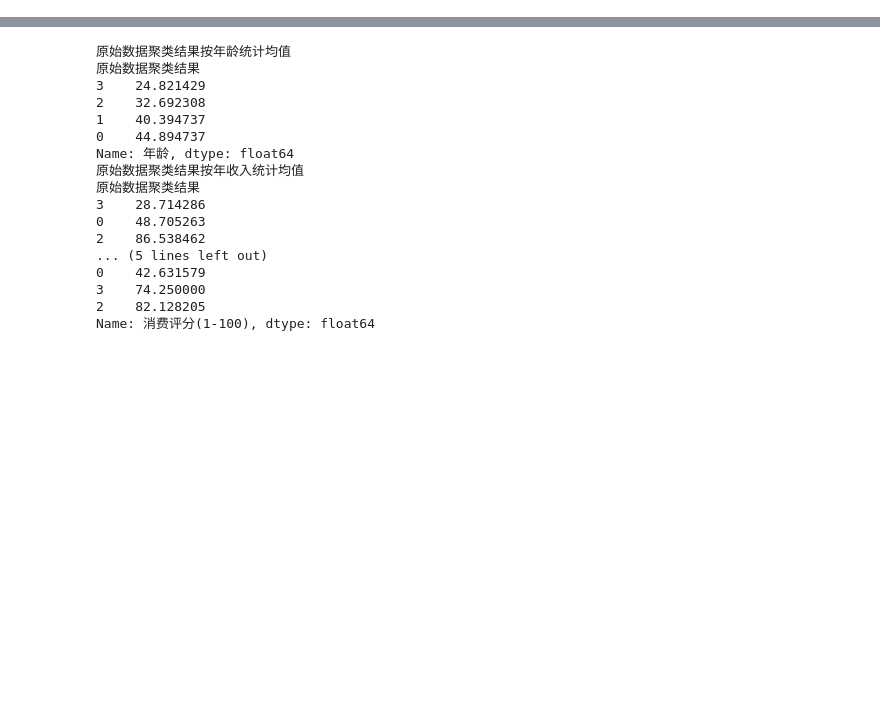
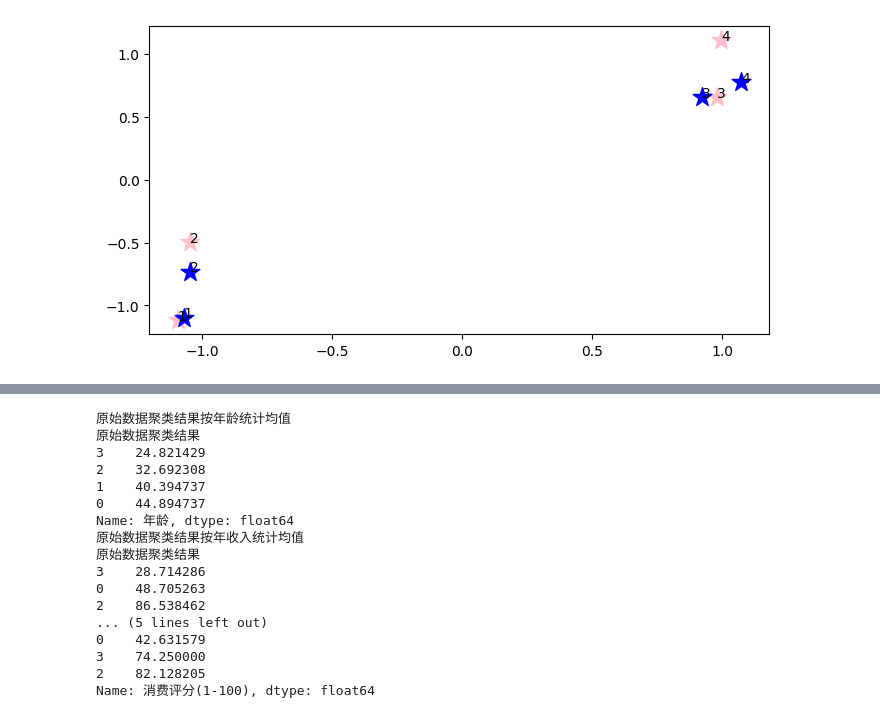
Before and after one commit to sfcs0311/AllThings, a Jupyter notebook: 大数据/第十五周/main.ipynb, the cells around one changed output, grey strips where cells are left out. Saved outputs shown, nothing was run; the diff lists cells and outputs as text; code cells hidden in the pictures; blank space fills up the shorter version.

```diff
--- a/大数据/第十五周/main.ipynb
+++ b/大数据/第十五周/main.ipynb
@@ -45 +45,16 @@ X_origin.head(15)
+# %%
+# 查看聚类中心
+centers_pca = kmeans.cluster_centers_
+centers_pca.sort(axis=0)
+textbook_cen = np.array([[-1.07064263,-1.09674023],[-1.04671072,-0.73117843],[0.92174118,0.65699063],[1.07224004,0.77785535]])
+# 作图
+plt.figure(figsize=(8,4))
+for i in range(centers_pca.shape[0]):
+    # 设置原来的聚类中心为浅红色，教材中的聚类中心为红色
+    plt.scatter(centers_pca[i,0],centers_pca[i,1],c='pink',marker='*',s=200)
+    plt.scatter(textbook_cen[i,0],textbook_cen[i,1],c='blue',marker='*',s=200)
+    plt.text(centers_pca[i,0],centers_pca[i,1],str(i+1),fontsize=10)
+    plt.text(textbook_cen[i,0],textbook_cen[i,1],str(i+1),fontsize=10)
+# %% [output]
+[figure, added]
 # %%
```
Also changed, not shown: parts of 8 cells of this notebook, 2 other files.
